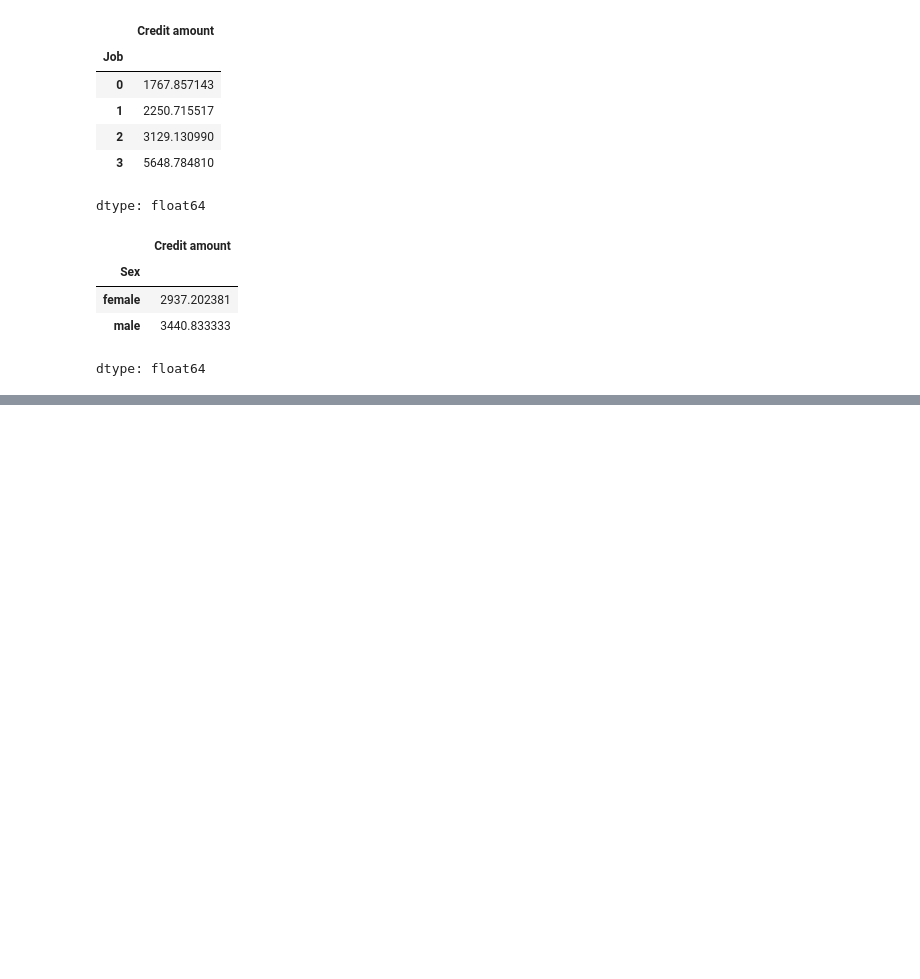
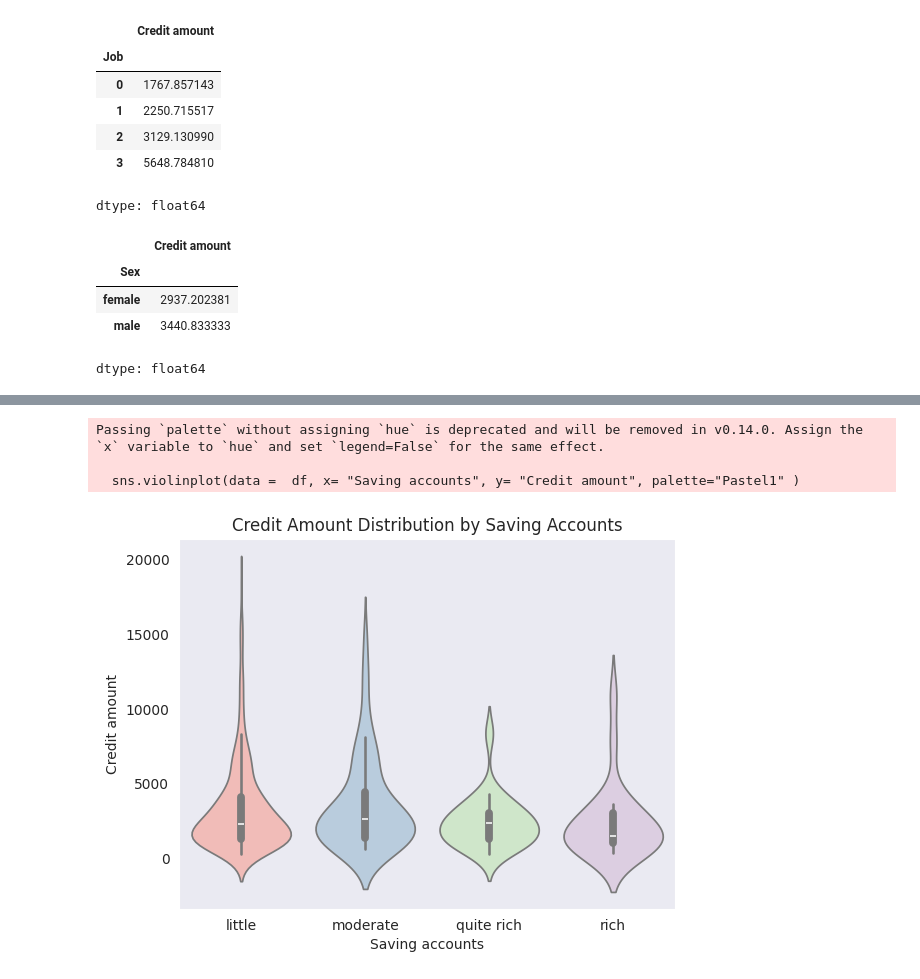
Before and after one commit to Prasmu007/Project-Credit-Risk-Modelling, a Jupyter notebook: Credit_Risk_Modelling.ipynb, the cells around one changed output, grey strips where cells are left out. Drawn from its saved outputs; the diff is of its cells as text; code cells hidden in the pictures; blank space fills up the shorter version.

```diff
--- a/Credit_Risk_Modelling.ipynb
+++ b/Credit_Risk_Modelling.ipynb
@@ -212,0 +227,10 @@ dtype: float64
+# %%
+from numpy._core.defchararray import title
+sns.violinplot(data =  df, x= "Saving accounts", y= "Credit amount", palette="Pastel1" )
+plt.title("Credit Amount Distribution by Saving Accounts")
+plt.show()
+# %% [output]
+Passing `palette` without assigning `hue` is deprecated and will be removed in v0.14.0. Assign the `x` variable to `hue` and set `legend=False` for the same effect.
+
+  sns.violinplot(data =  df, x= "Saving accounts", y= "Credit amount", palette="Pastel1" )
+[figure, added]
```
Also changed, not shown: parts of 3 cells of this notebook.
